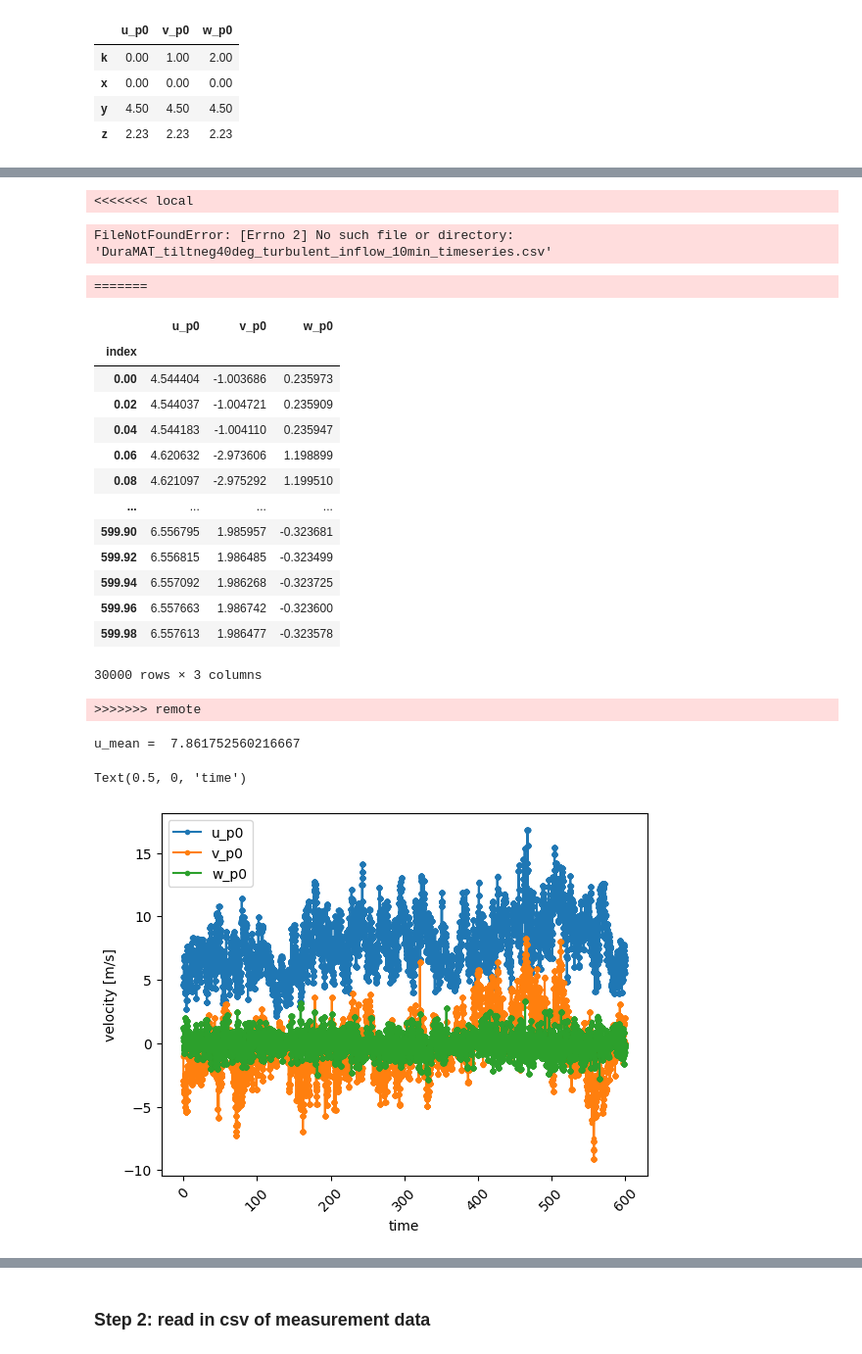
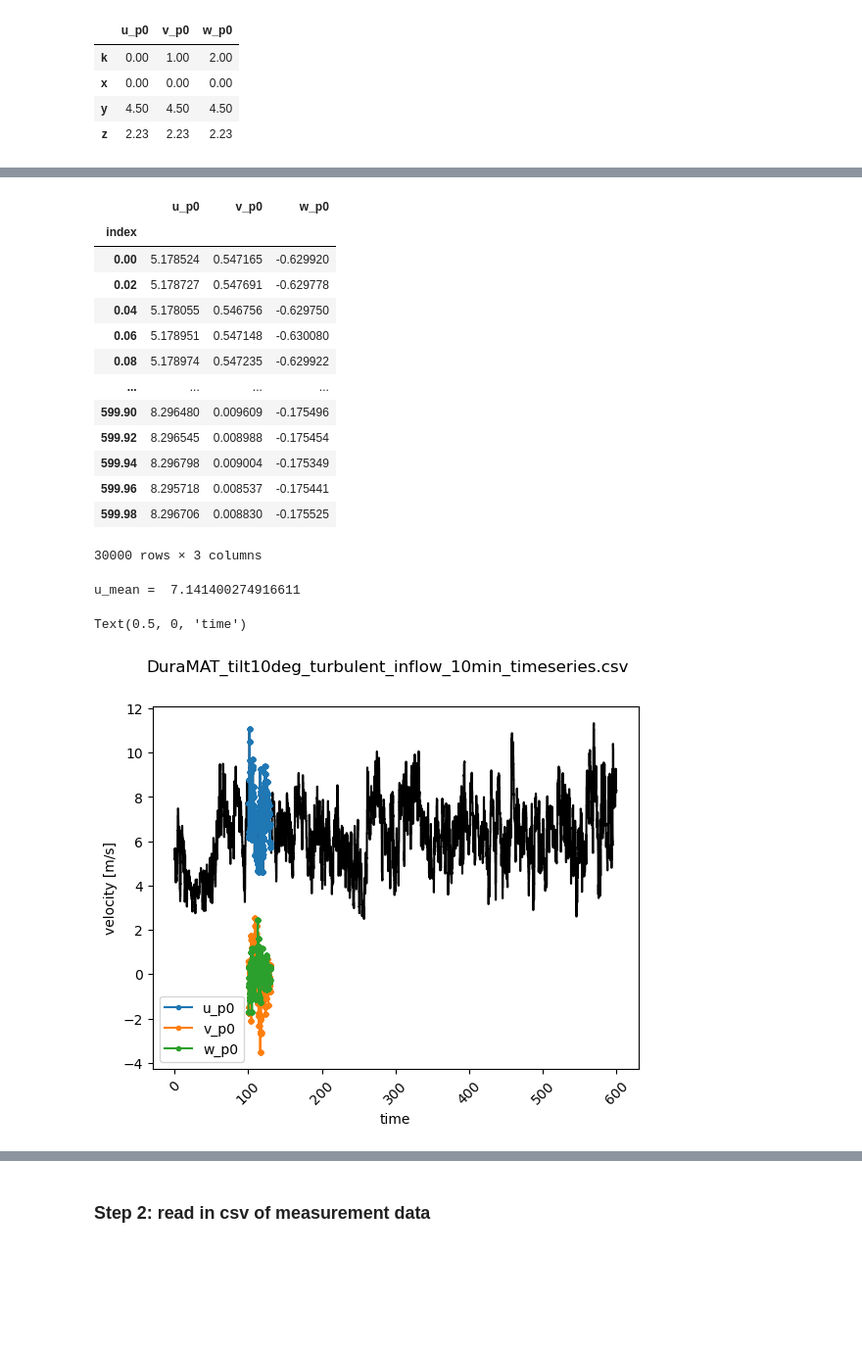
Before and after one commit to brookeslawski/pyconturb-pvade, a Jupyter notebook: duramat_constrained_turb.ipynb, the cells around one changed output, grey strips where cells are left out. Shown at 98% size. Drawn from its saved outputs; the diff is of its cells as text; code cells hidden in the pictures; blank space fills up the shorter version.

```diff
--- a/duramat_constrained_turb.ipynb
+++ b/duramat_constrained_turb.ipynb
@@ -68,70 +68,59 @@ def read_csv_data(raw_data):
 
     return tf_sonic1, sonic_data
 
-# sonic_data_fn = 'sonic1_halfsecond_20Hz.csv'
-# sonic_data_fn = 'sonic1_5s_20Hz.csv'
-# sonic_data_fn = 'sonic1_20s_20Hz.csv'
-# sonic_data_fn = 'sonic1_10min_20Hz.csv'
-# sonic_data_fn = 'sonic1_10min_50Hz.csv'
-<<<<<<< local
-sonic_data_fn = 'DuraMAT_tiltneg40deg_turbulent_inflow_10min_timeseries.csv'
-=======
 # sonic_data_fn = 'DuraMAT_tilt40deg_turbulent_inflow_10min_timeseries.csv'
-sonic_data_fn = 'DuraMAT_tiltneg40deg_turbulent_inflow_10min_timeseries.csv'
+# sonic_data_fn = 'DuraMAT_tiltneg40deg_turbulent_inflow_10min_timeseries.csv'
 # sonic_data_fn = 'DuraMAT_tiltneg10deg_turbulent_inflow_10min_timeseries.csv'
-# sonic_data_fn = 'DuraMAT_tilt10deg_turbulent_inflow_10min_timeseries.csv'
->>>>>>> remote
+sonic_data_fn = 'DuraMAT_tilt10deg_turbulent_inflow_10min_timeseries.csv'
 
 raw_data = pd.read_csv(sonic_data_fn, index_col='Time')
 raw_data.index = pd.to_datetime(raw_data.index)
-# raw_data
-
-# tmp = (raw_data.index[1]-raw_data.index[0])
-# dt_sonic1 = round(tmp.total_seconds(), 3)
 
 tf_sonic1, sonic_data = read_csv_data(raw_data)
 dt = sonic_data.index[1]-sonic_data.index[0]
 sonic_data
 # %% [output]
+|  | u_p0 | v_p0 | w_p0 |
+| index |  |  |  |
+| 0.00 | 5.178524 | 0.547165 | -0.629920 |
+| 0.02 | 5.178727 | 0.547691 | -0.629778 |
+| 0.04 | 5.178055 | 0.546756 | -0.629750 |
+| 0.06 | 5.178951 | 0.547148 | -0.630080 |
+| 0.08 | 5.178974 | 0.547235 | -0.629922 |
+| ... | ... | ... | ... |
+| 599.90 | 8.296480 | 0.009609 | -0.175496 |
+| 599.92 | 8.296545 | 0.008988 | -0.175454 |
+| 599.94 | 8.296798 | 0.009004 | -0.175349 |
+| 599.96 | 8.295718 | 0.008537 | -0.175441 |
+| 599.98 | 8.296706 | 0.008830 | -0.175525 |
-<<<<<<< local
+30000 rows × 3 columns
-FileNotFoundError: [Errno 2] No such file or directory: 'DuraMAT_tiltneg40deg_turbulent_inflow_10min_timeseries.csv'
-=======
-|  | u_p0 | v_p0 | w_p0 |
-| index |  |  |  |
-| 0.00 | 4.544404 | -1.003686 | 0.235973 |
-| 0.02 | 4.544037 | -1.004721 | 0.235909 |
-| 0.04 | 4.544183 | -1.004110 | 0.235947 |
-| 0.06 | 4.620632 | -2.973606 | 1.198899 |
-| 0.08 | 4.621097 | -2.975292 | 1.199510 |
-| ... | ... | ... | ... |
-| 599.90 | 6.556795 | 1.985957 | -0.323681 |
-| 599.92 | 6.556815 | 1.986485 | -0.323499 |
-| 599.94 | 6.557092 | 1.986268 | -0.323725 |
-| 599.96 | 6.557663 | 1.986742 | -0.323600 |
-| 599.98 | 6.557613 | 1.986477 | -0.323578 |
-30000 rows × 3 columns
->>>>>>> remote
 # %%
 # vel_cols = ['u (m/s)', 'v (m/s)', 'w (m/s)']
-# tstart = 250
-# tend = tstart+30.0
-# plt_data = sonic_data[(sonic_data.index > tstart) & (sonic_data.index < tend)] #raw_data.iloc[:60]
-plt_data = sonic_data
+# tstart = 0.0
+tstart = 100.0
+duration = 30.0
+tend = tstart+30.0
+plt_data = sonic_data[(sonic_data.index > tstart) & (sonic_data.index < tend)] #raw_data.iloc[:60]
+base_plt_data = sonic_data
 fig, axs = plt.subplots()
+plt.suptitle(sonic_data_fn)
 for col in plt_data.columns:
+    if 'u' in col:
+        plt.plot(base_plt_data[col], '-', color='k', label='')  # subselect long. wind component
     plt.plot(plt_data[col], '.-', label=col)  # subselect long. wind component
     # plt.plot(plt_data[col].resample('50ms').median(), 'kx', label=col)  # subselect long. wind component
     # plt.plot(plt_data[col].resample('250ms').median(), 'kx')  # subselect long. wind component
     if 'u' in col:
         print('u_mean = ', plt_data[col].mean())
 axs.set_ylabel('velocity [m/s]');
 axs.legend()
 axs.tick_params(axis='x', rotation=45)
 axs.set_xlabel('time')
+# axs.set_xlim([100, 200])
 # %% [output]
-u_mean =  7.861752560216667
+u_mean =  7.141400274916611
 Text(0.5, 0, 'time')
-[figure, old version]
+[figure, new version]
 # %%
 # # sanity check 50 Hz data with 20 Hz data
 # sonic_data_fns = ['sonic1_10min_20Hz.csv','sonic1_10min_50Hz.csv']
```
Also changed, not shown: parts of 22 cells of this notebook, 1 other file.
